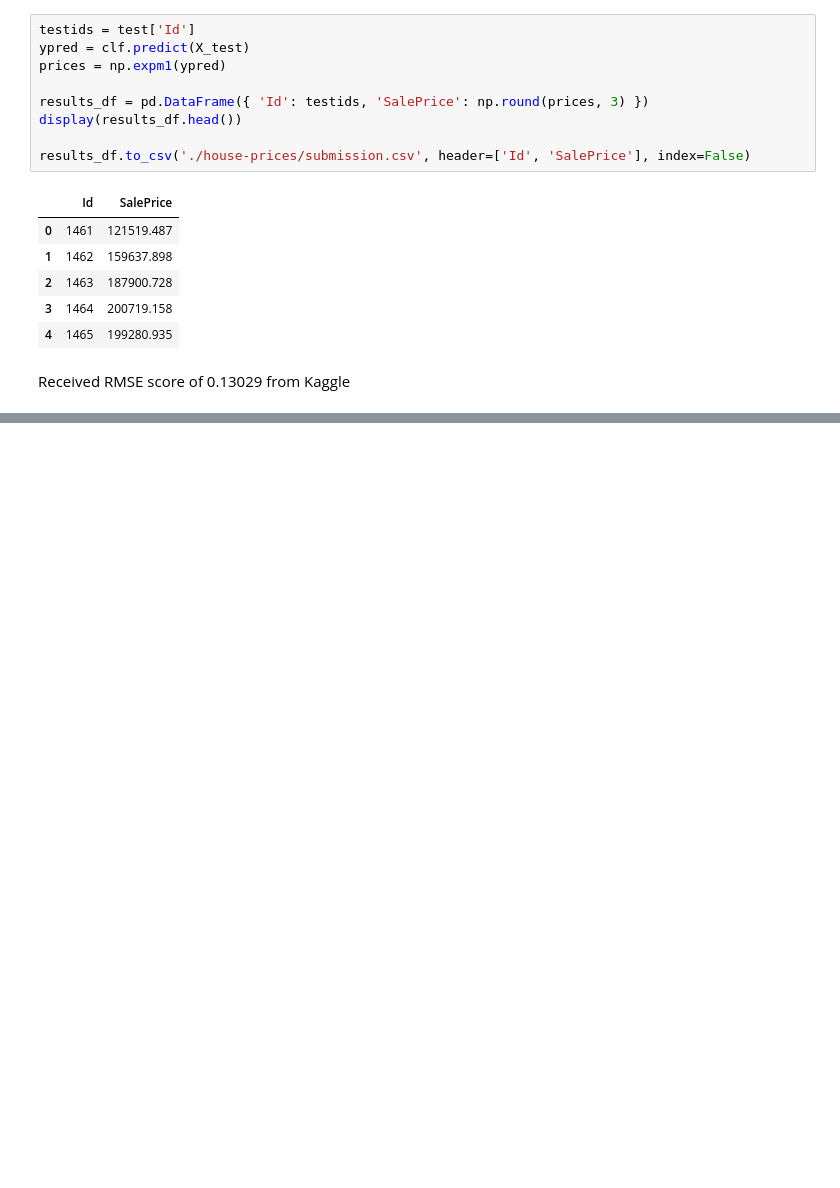
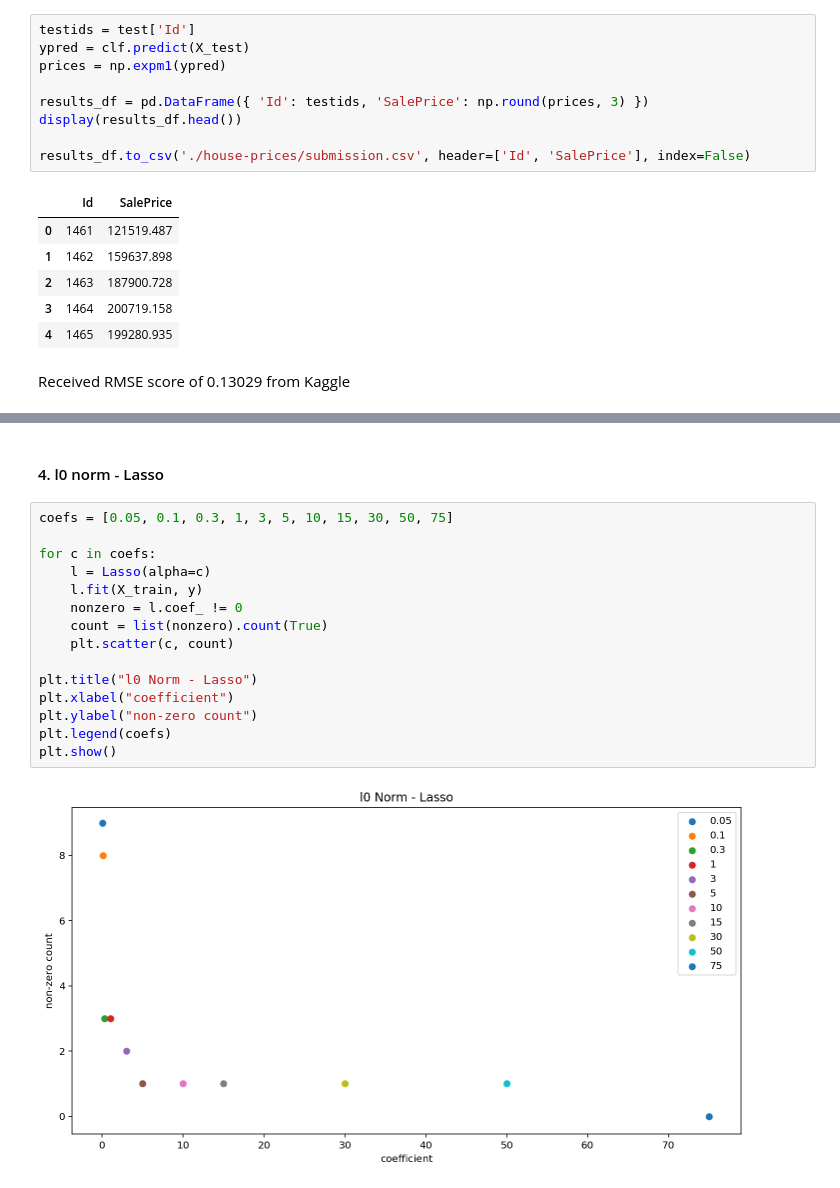
Before and after one commit to mxviteri/bds_hm1, a Jupyter notebook: hw3/HW3.ipynb, the cells around one changed output, grey strips where cells are left out. Drawn from its saved outputs; the diff is of its cells as text; blank space fills up the shorter version.

Commit message:
l0 norm

```diff
--- a/hw3/HW3.ipynb
+++ b/hw3/HW3.ipynb
@@ -323,0 +353,19 @@ Received RMSE score of 0.13029 from Kaggle
+# %% [markdown]
+#### 4. l0 norm - Lasso
+# %%
+coefs = [0.05, 0.1, 0.3, 1, 3, 5, 10, 15, 30, 50, 75]
+
+for c in coefs:
+    l = Lasso(alpha=c)
+    l.fit(X_train, y)
+    nonzero = l.coef_ != 0
+    count = list(nonzero).count(True)
+    plt.scatter(c, count)
+
+plt.title("l0 Norm - Lasso")
+plt.xlabel("coefficient")
+plt.ylabel("non-zero count")
+plt.legend(coefs)
+plt.show()
+# %% [output]
+[figure, added]
```
Also changed, not shown: parts of 7 cells of this notebook.
